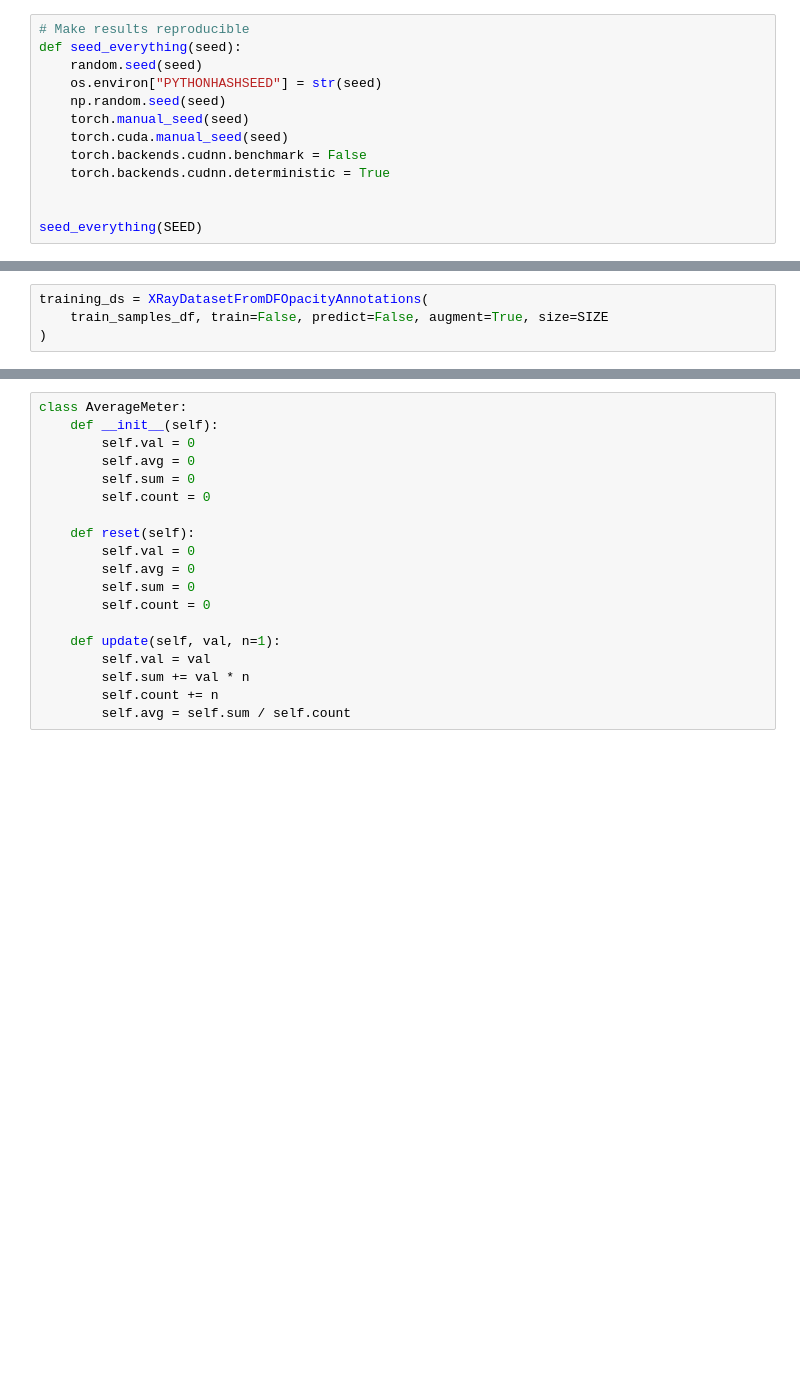
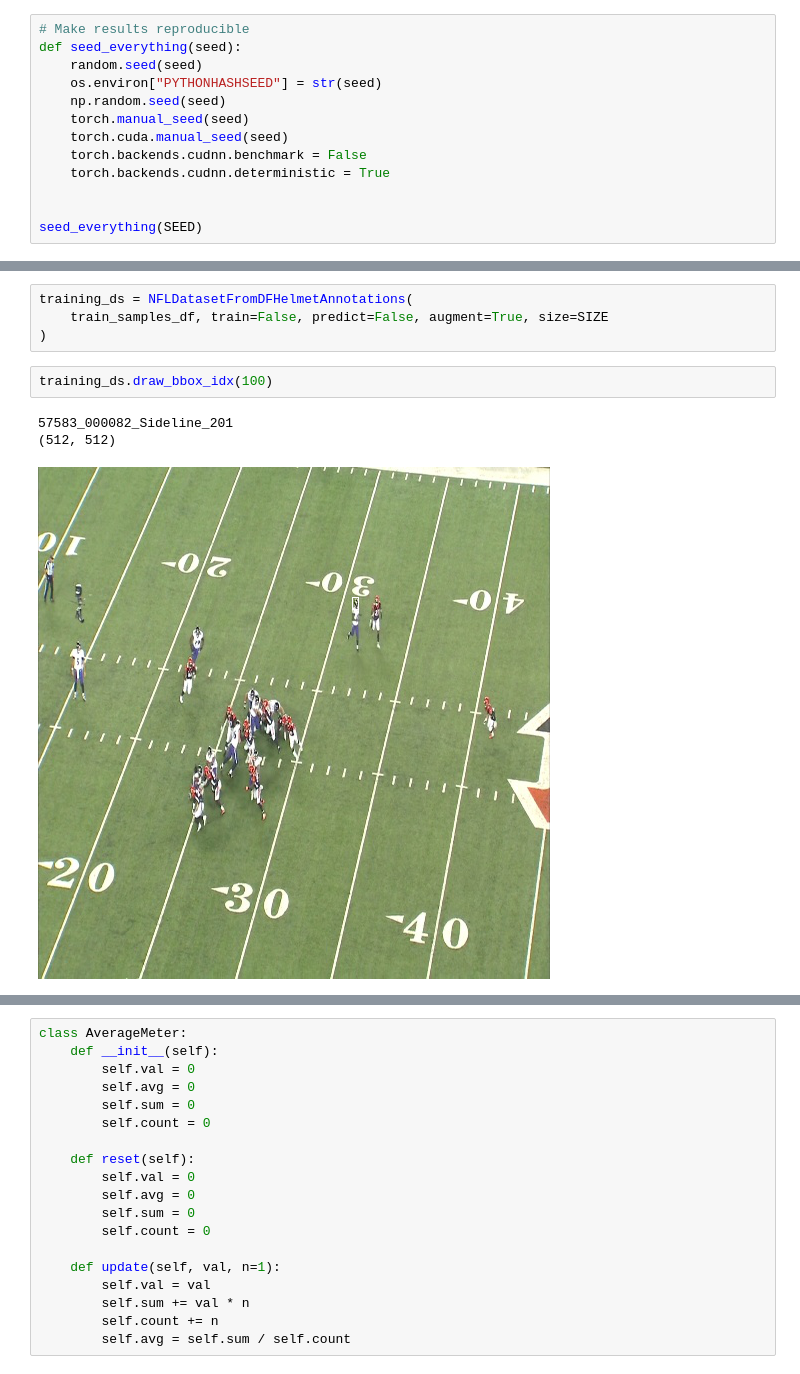
Before and after one commit to adarshvjois/efficient-det-siim-covid-19-challenge, a Jupyter notebook: Train-Object-Detection.ipynb, the cells around one changed output, grey strips where cells are left out. Drawn from its saved outputs; the diff is of its cells as text; blank space fills up the shorter version.

```diff
--- a/Train-Object-Detection.ipynb
+++ b/Train-Object-Detection.ipynb
@@ -390,6 +310,12 @@ class XRayDatasetFromDFOpacityAnnotations(Dataset):
 
         return image_and_labels
 # %%
-training_ds = XRayDatasetFromDFOpacityAnnotations(
+training_ds = NFLDatasetFromDFHelmetAnnotations(
     train_samples_df, train=False, predict=False, augment=True, size=SIZE
 )
+# %%
+training_ds.draw_bbox_idx(100)
+# %% [output]
+57583_000082_Sideline_201
+(512, 512)
+[figure, added]
```
Also changed, not shown: parts of 29 cells of this notebook.
